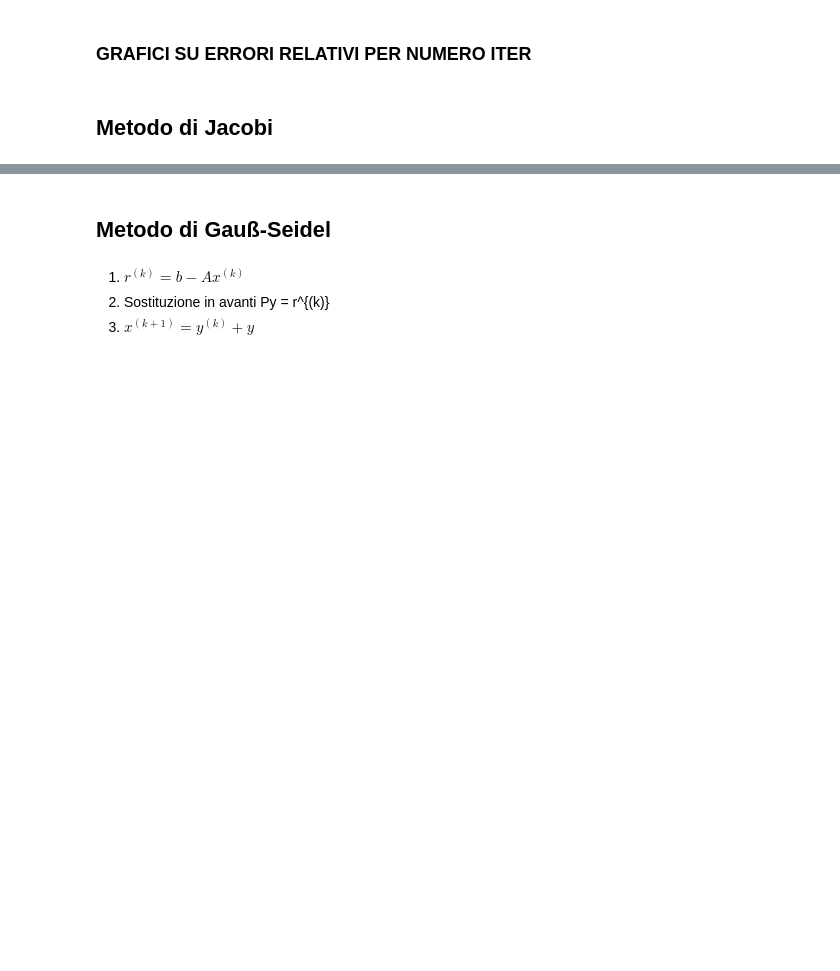
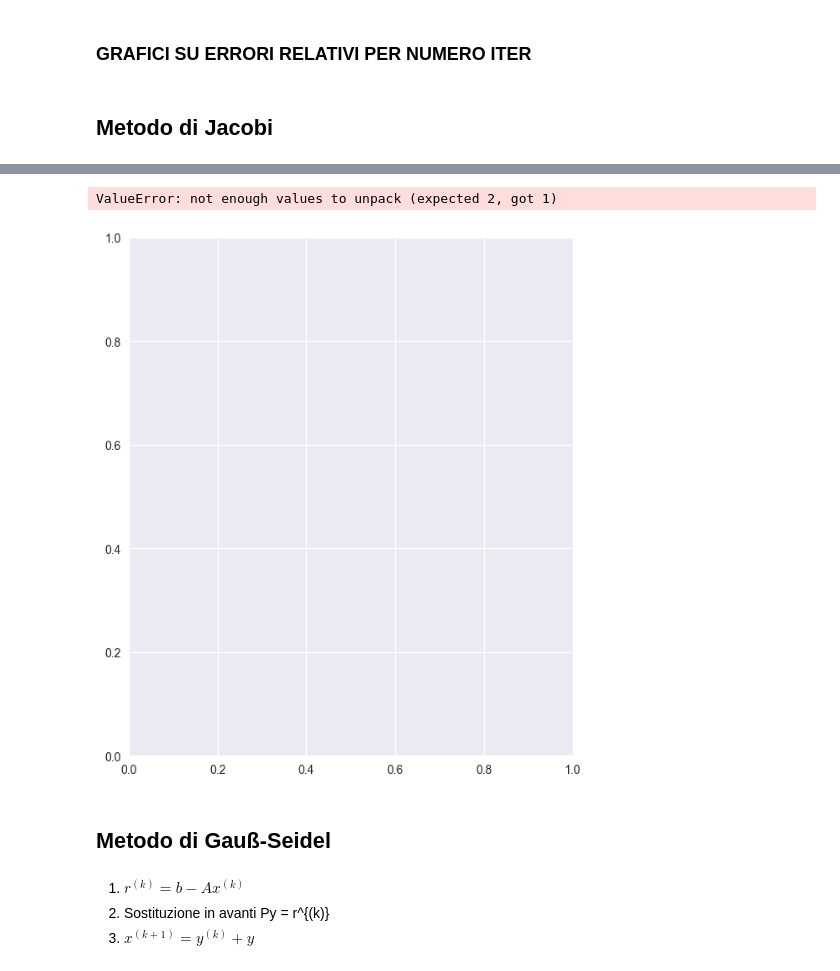
Before and after one commit to fabbio00/Iterative-Linear-Solver, a Jupyter notebook: Progetto_MCS.ipynb, the cells around one changed output, grey strips where cells are left out. Drawn from its saved outputs; the diff is of its cells as text; code cells hidden in the pictures; blank space fills up the shorter version.

```diff
--- a/Progetto_MCS.ipynb
+++ b/Progetto_MCS.ipynb
@@ -149,0 +154,6 @@ for metod in metods:
+# %%
+mt = "spa1"
+mtxP = 1/data[mt]["A"].diagonal()
+
+ax = np.array(range(1,data[mt]["A"].shape[0]+1))
+mtxP = ((mtxP, (ax, ax)), shape=(data[mt]["A"].shape[0], data[mt]["A"].shape[0]))
@@ -150,3 +178,15 @@ for metod in metods:
+# %%
+i = 221
+for mt in data:
+    plt.subplot(i)
+    mtxP = 1/data[mt]["A"].diagonal()
+    plt.spy(mtxP, markersize = 200/data[mt]["A"].shape[0])
+    plt.title(mt, fontsize = 18 )
+    i += 1
+plt.savefig("data/img/JacobyP.png")
+# %% [output]
+ValueError: not enough values to unpack (expected 2, got 1)
+[figure, added]
 # %%
 import jacoby_mcs as ja
 method = "Jacoby"
```
Also changed, not shown: parts of 5 cells of this notebook.
